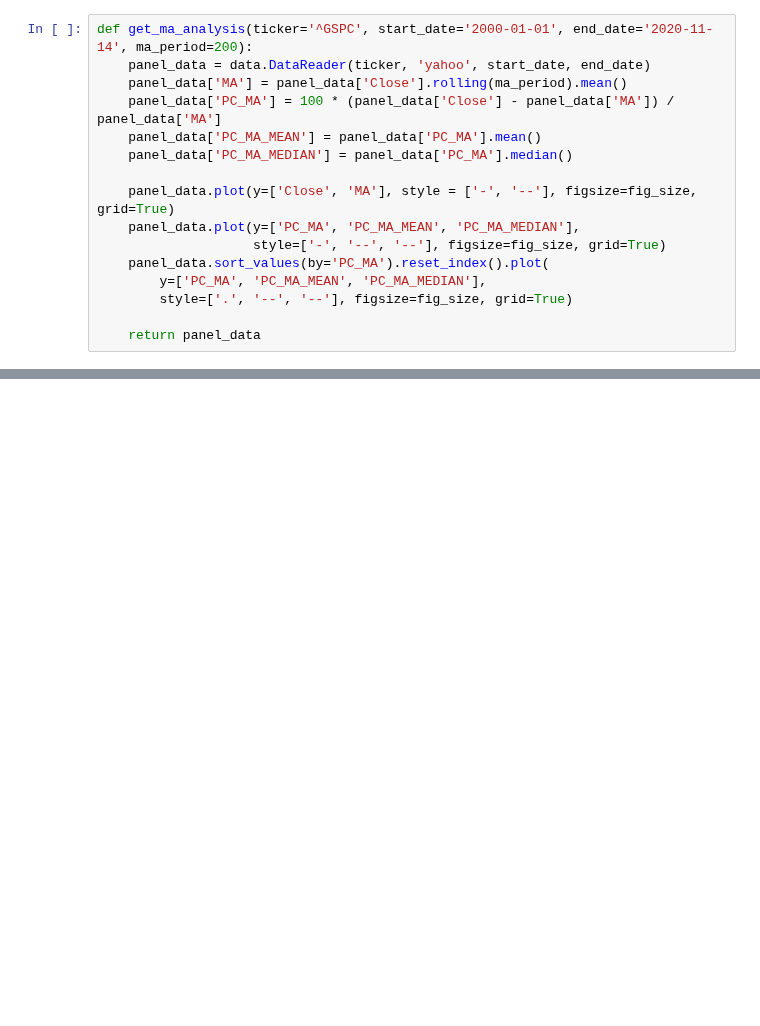
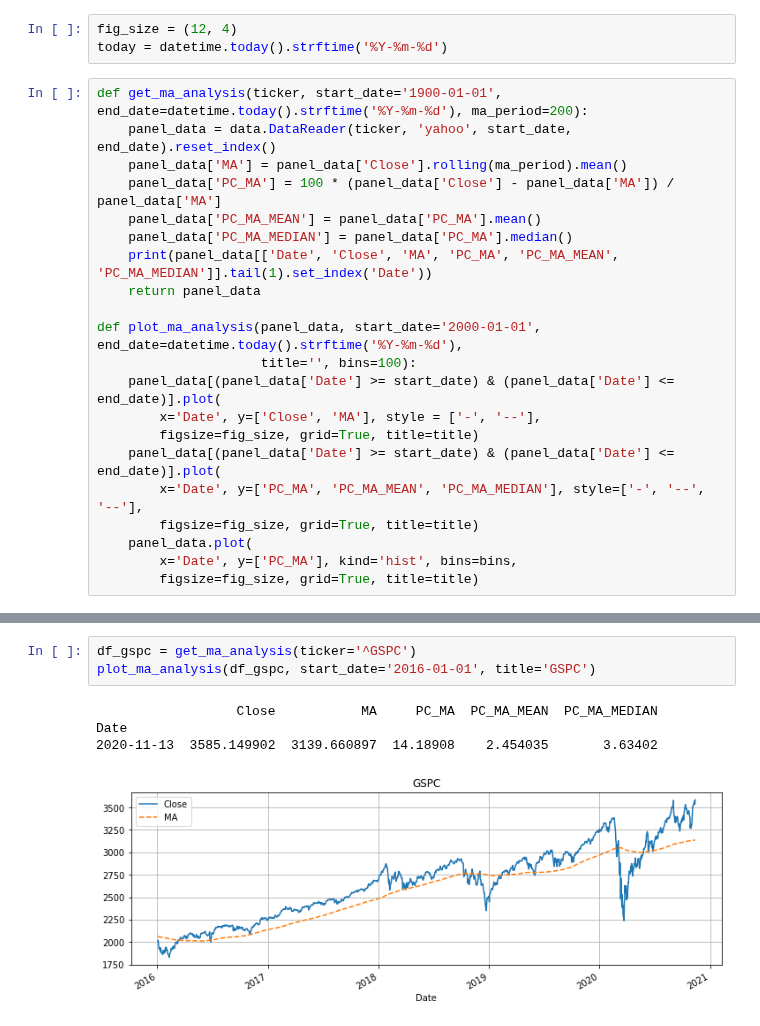
Before and after one commit to bamage00/notebooks, a Jupyter notebook: fin_2.ipynb, the cells around one changed output, grey strips where cells are left out. Cells and saved outputs as stored; diff of their text form; blank space fills up the shorter version.

```diff
--- a/fin_2.ipynb
+++ b/fin_2.ipynb
@@ -7,16 +6,24 @@ fig_size = (15, 5)
+# %%
+fig_size = (12, 4)
+today = datetime.today().strftime('%Y-%m-%d')
 # %%
-def get_ma_analysis(ticker='^GSPC', start_date='2000-01-01', end_date='2020-11-14', ma_period=200):
-    panel_data = data.DataReader(ticker, 'yahoo', start_date, end_date)
+def get_ma_analysis(ticker, start_date='1900-01-01', end_date=datetime.today().strftime('%Y-%m-%d'), ma_period=200):
+    panel_data = data.DataReader(ticker, 'yahoo', start_date, end_date).reset_index()
     panel_data['MA'] = panel_data['Close'].rolling(ma_period).mean()
     panel_data['PC_MA'] = 100 * (panel_data['Close'] - panel_data['MA']) / panel_data['MA']
     panel_data['PC_MA_MEAN'] = panel_data['PC_MA'].mean()
     panel_data['PC_MA_MEDIAN'] = panel_data['PC_MA'].median()
+    print(panel_data[['Date', 'Close', 'MA', 'PC_MA', 'PC_MA_MEAN', 'PC_MA_MEDIAN']].tail(1).set_index('Date'))
+    return panel_data
 
-    panel_data.plot(y=['Close', 'MA'], style = ['-', '--'], figsize=fig_size, grid=True)
-    panel_data.plot(y=['PC_MA', 'PC_MA_MEAN', 'PC_MA_MEDIAN'],
-                    style=['-', '--', '--'], figsize=fig_size, grid=True)
-    panel_data.sort_values(by='PC_MA').reset_index().plot(
-        y=['PC_MA', 'PC_MA_MEAN', 'PC_MA_MEDIAN'],
-        style=['.', '--', '--'], figsize=fig_size, grid=True)
-
-    return panel_data
+def plot_ma_analysis(panel_data, start_date='2000-01-01', end_date=datetime.today().strftime('%Y-%m-%d'),
+                     title='', bins=100):
+    panel_data[(panel_data['Date'] >= start_date) & (panel_data['Date'] <= end_date)].plot(
+        x='Date', y=['Close', 'MA'], style = ['-', '--'],
+        figsize=fig_size, grid=True, title=title)
+    panel_data[(panel_data['Date'] >= start_date) & (panel_data['Date'] <= end_date)].plot(
+        x='Date', y=['PC_MA', 'PC_MA_MEAN', 'PC_MA_MEDIAN'], style=['-', '--', '--'],
+        figsize=fig_size, grid=True, title=title)
+    panel_data.plot(
+        x='Date', y=['PC_MA'], kind='hist', bins=bins,
+        figsize=fig_size, grid=True, title=title)
@@ -76,0 +30,8 @@ get_ma_analysis('^IXIC').tail(1)
+# %%
+df_gspc = get_ma_analysis(ticker='^GSPC')
+plot_ma_analysis(df_gspc, start_date='2016-01-01', title='GSPC')
+# %% [output]
+                  Close           MA     PC_MA  PC_MA_MEAN  PC_MA_MEDIAN
+Date
+2020-11-13  3585.149902  3139.660897  14.18908    2.454035       3.63402
+[figure, added]
```
Also changed, not shown: parts of 13 cells of this notebook.
